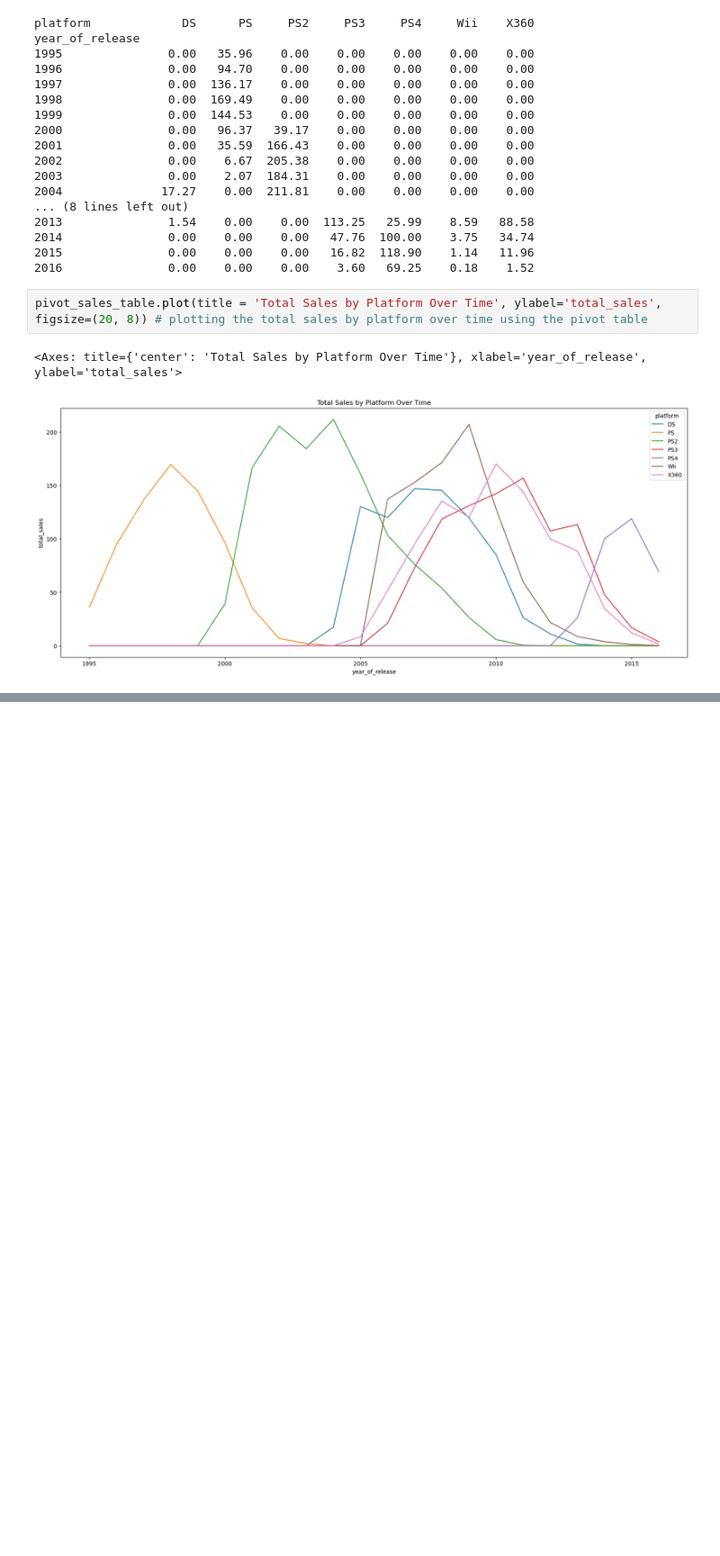
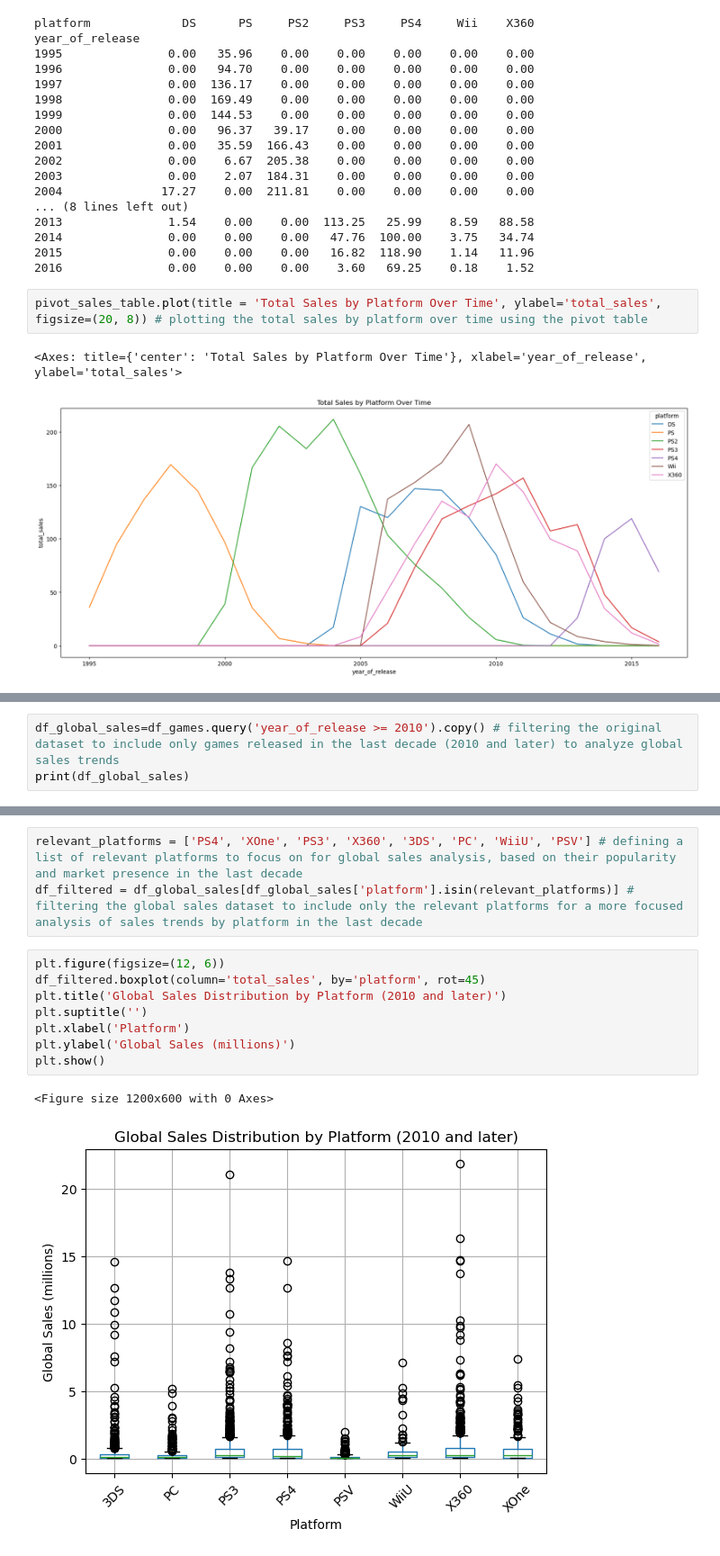
Before and after one commit to BrutusGentil/video_game_market_analysis, a Jupyter notebook: analysis.ipynb, the cells around one changed output, grey strips where cells are left out. Shown at 90% size. Drawn from its saved outputs; the diff is of its cells as text; blank space fills up the shorter version.

Commit message:
Analysis of platform behavior from 2010 onwards and creation of a boxplot

```diff
--- a/analysis.ipynb
+++ b/analysis.ipynb
@@ -279,0 +443,3 @@ pivot_sales_table.plot(title = 'Total Sales by Platform Over Time', ylabel='tota
+# %%
+df_global_sales=df_games.query('year_of_release >= 2010').copy() # filtering the original dataset to include only games released in the last decade (2010 and later) to analyze global sales trends
+print(df_global_sales)
@@ -279,0 +464,14 @@ pivot_sales_table.plot(title = 'Total Sales by Platform Over Time', ylabel='tota
+# %%
+relevant_platforms = ['PS4', 'XOne', 'PS3', 'X360', '3DS', 'PC', 'WiiU', 'PSV'] # defining a list of relevant platforms to focus on for global sales analysis, based on their popularity and market presence in the last decade
+df_filtered = df_global_sales[df_global_sales['platform'].isin(relevant_platforms)] # filtering the global sales dataset to include only the relevant platforms for a more focused analysis of sales trends by platform in the last decade
+# %%
+plt.figure(figsize=(12, 6))
+df_filtered.boxplot(column='total_sales', by='platform', rot=45)
+plt.title('Global Sales Distribution by Platform (2010 and later)')
+plt.suptitle('')
+plt.xlabel('Platform')
+plt.ylabel('Global Sales (millions)')
+plt.show()
+# %% [output]
+<Figure size 1200x600 with 0 Axes>
+[figure, added]
```
Also changed, not shown: parts of 22 cells of this notebook.
